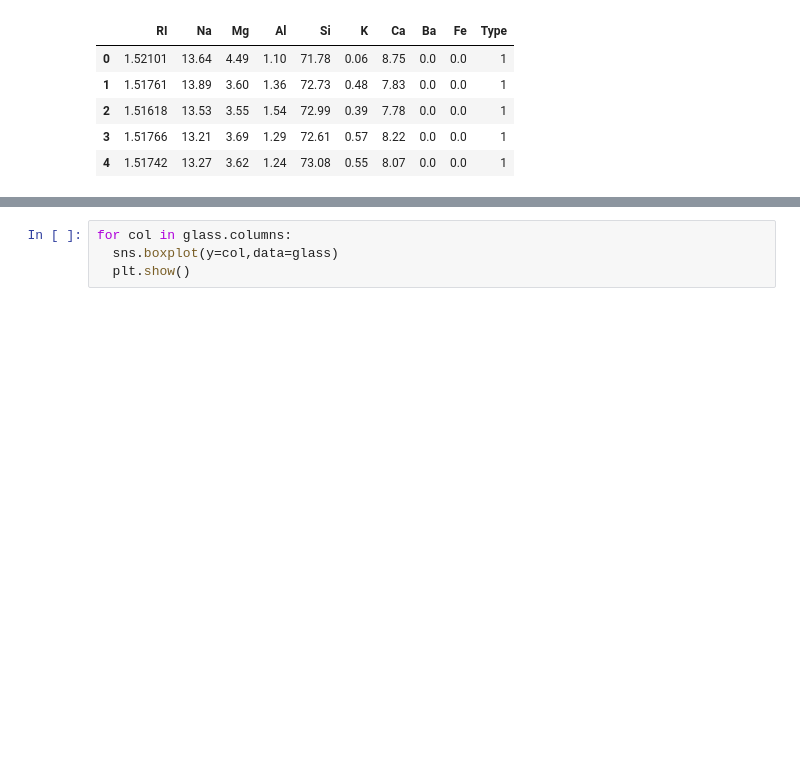
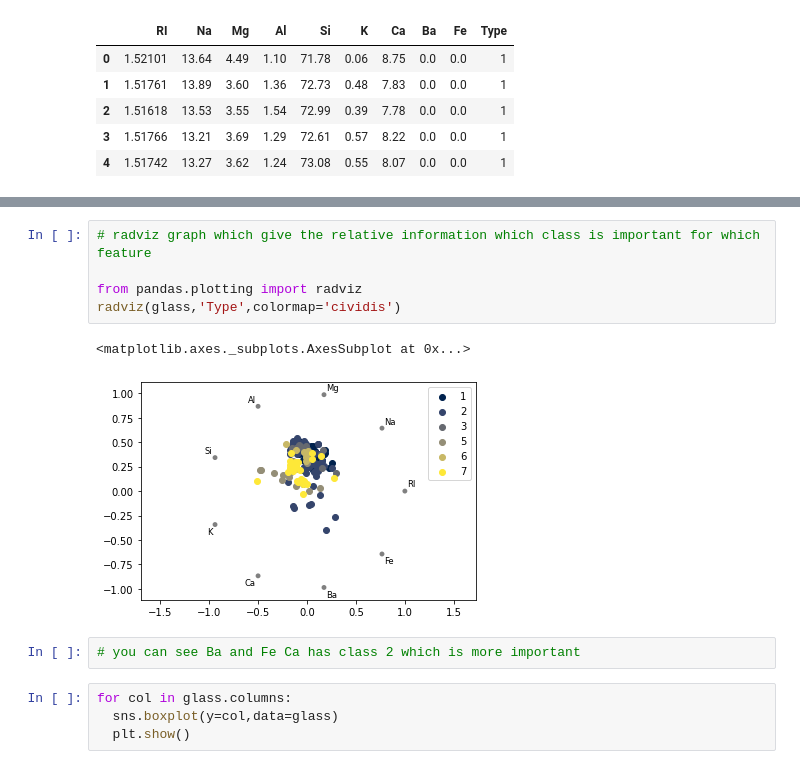
Before and after one commit to IshantWadhwa4/Machine_Learning, a Jupyter notebook: Supervisedlearning/KNN/KNN.ipynb, the cells around one changed output, grey strips where cells are left out. Cells and saved outputs as stored; diff of their text form; blank space fills up the shorter version.

```diff
--- a/Supervisedlearning/KNN/KNN.ipynb
+++ b/Supervisedlearning/KNN/KNN.ipynb
@@ -57,3 +108,13 @@ import matplotlib.pyplot as plt
+# %%
+# radviz graph which give the relative information which class is important for which feature
+
+from pandas.plotting import radviz
+radviz(glass,'Type',colormap='cividis')
+# %% [output]
+<matplotlib.axes._subplots.AxesSubplot at 0x...>
+[figure, added]
+# %%
+# you can see Ba and Fe Ca has class 2 which is more important
 # %%
 for col in glass.columns:
   sns.boxplot(y=col,data=glass)
```
Also changed, not shown: parts of 32 cells of this notebook.
